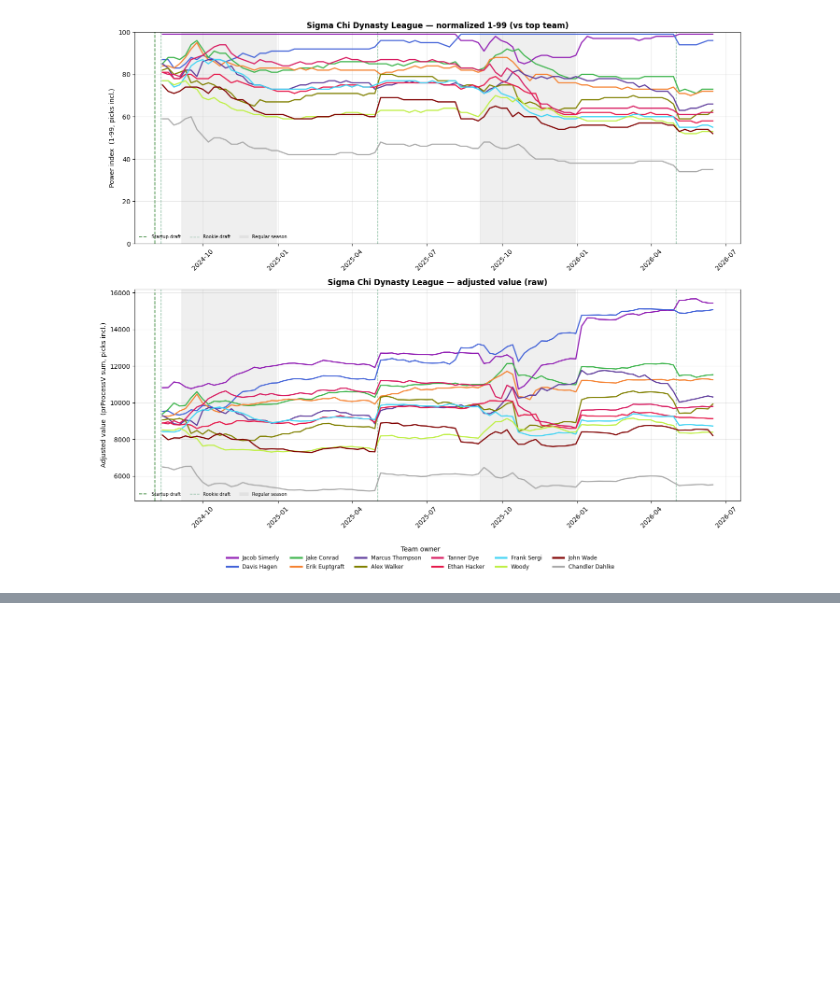
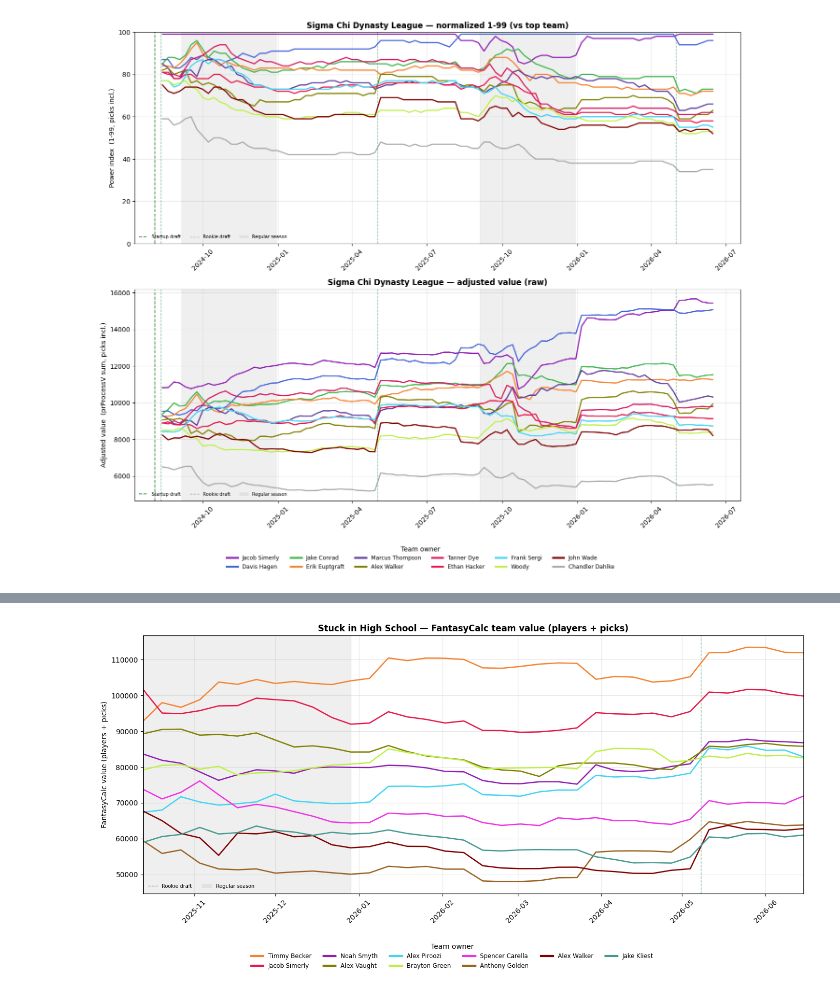
Before and after one commit to jsimerly/fantasy-analysis, a Jupyter notebook: analysis/02_team_value_over_time.ipynb, the cells around one changed output, grey strips where cells are left out. Cells and saved outputs as stored; diff of their text form; code cells hidden in the pictures; blank space fills up the shorter version.

```diff
--- a/analysis/02_team_value_over_time.ipynb
+++ b/analysis/02_team_value_over_time.ipynb
@@ -81,5 +81,15 @@ LEAGUE_NAMES = {
 }
 print(f"{len(dates)} weekly points {START} -> {TODAY} | "
       f"{power['franchise_id'].n_unique()} teams across {power['league_lineage_id'].n_unique()} leagues")
+
+# --- FantasyCalc team value (separate, shorter history ~2025-10+; FC is already normalized) ---
+FC_START = "2025-10-13"
+fc_dates = sorted(set(F.weekly_dates(FC_START, TODAY) + [TODAY]))
+fc = (F.team_value_timeseries(ledger, "fc", fc_dates,
+                              player_values=F.load_player_values("SF", "Standard"),
+                              pick_values=F.load_pick_values_round("fc"))
+      .join(fr_meta.select("franchise_id", "league_lineage_id", "current_team_name", "owner_id")
+            .unique(subset=["franchise_id"]), on="franchise_id", how="left"))
+print(f"FantasyCalc: {len(fc_dates)} weekly points {FC_START} -> {TODAY}")
 # %% [output]
 250 weekly points 2021-09-07 -> 2026-06-15 | 34 teams across 3 leagues
@@ -218,0 +278,5 @@ plt.show()
+# %%
+plot_league_fc("730630605066371072")   # Stuck in High School
+plt.show()
+# %% [output]
+[figure, added]
```
Also changed, not shown: parts of 6 cells of this notebook.
